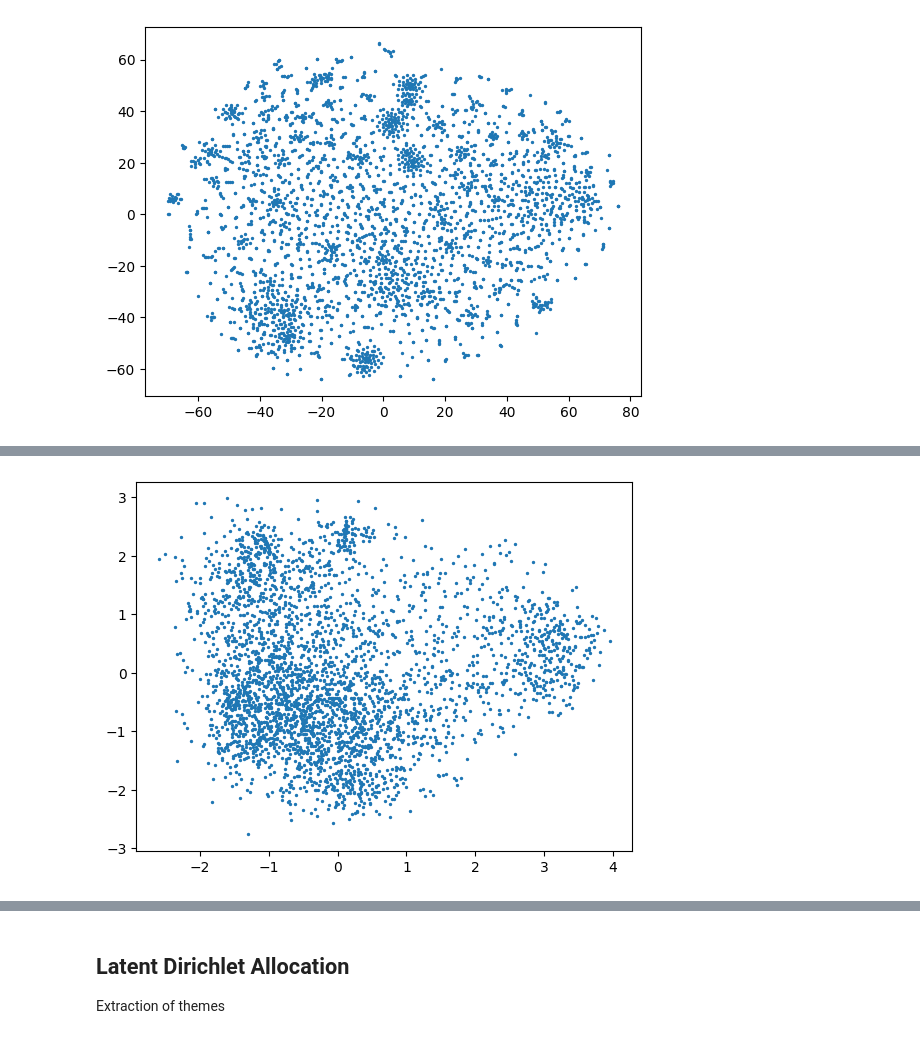
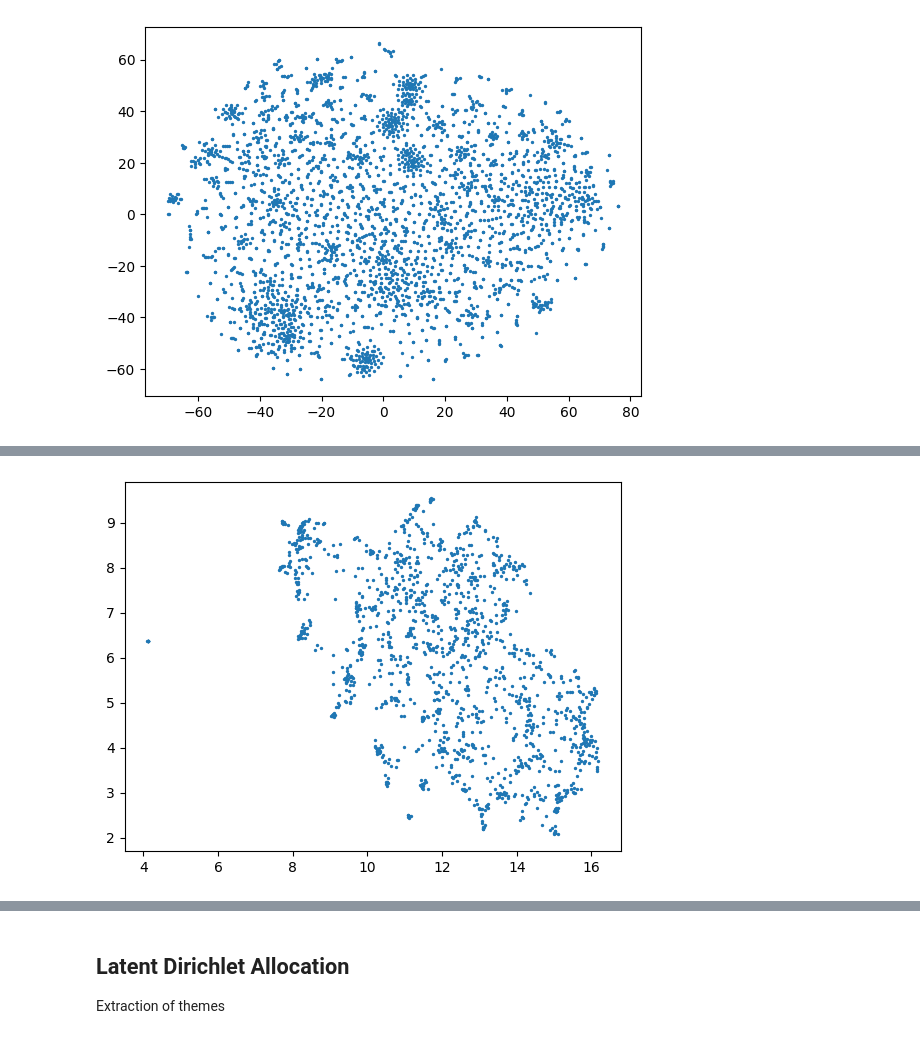
Before and after one commit to mlynatom/viz_project, a Jupyter notebook: data_view.ipynb, the cells around one changed output, grey strips where cells are left out. Drawn from its saved outputs; the diff is of its cells as text; code cells hidden in the pictures.

```diff
--- a/data_view.ipynb
+++ b/data_view.ipynb
@@ -73,0 +30,3 @@ tf_idf_matrix
+# %%
+counts_matrix_kos = load_docwords("data/bag+of+words/docword.kos.txt")
+counts_matrix_nips = load_docwords("data/bag+of+words/docword.nips.txt")
@@ -74 +46,5 @@ tf_idf_matrix
+# %%
+tfdidf_transformer = TfidfTransformer()
+tf_idf_matrix_kos = tfdidf_transformer.fit_transform(counts_matrix_kos)
+tf_idf_matrix_nips = tfdidf_transformer.fit_transform(counts_matrix_nips)
 # %% [markdown]
@@ -140,4 +154,4 @@ reduce_dim(LocallyLinearEmbedding(n_components=2, random_state=SEED), np.asarray
 # %%
-reduce_dim(Isomap(n_components=2), tf_idf_matrix)
+reduce_dim(umap.UMAP(n_components=2), tf_idf_matrix_nips)
 # %% [output]
-[figure, old version]
+[figure, new version]
```
Also changed, not shown: parts of 41 cells of this notebook, 1 other file.
